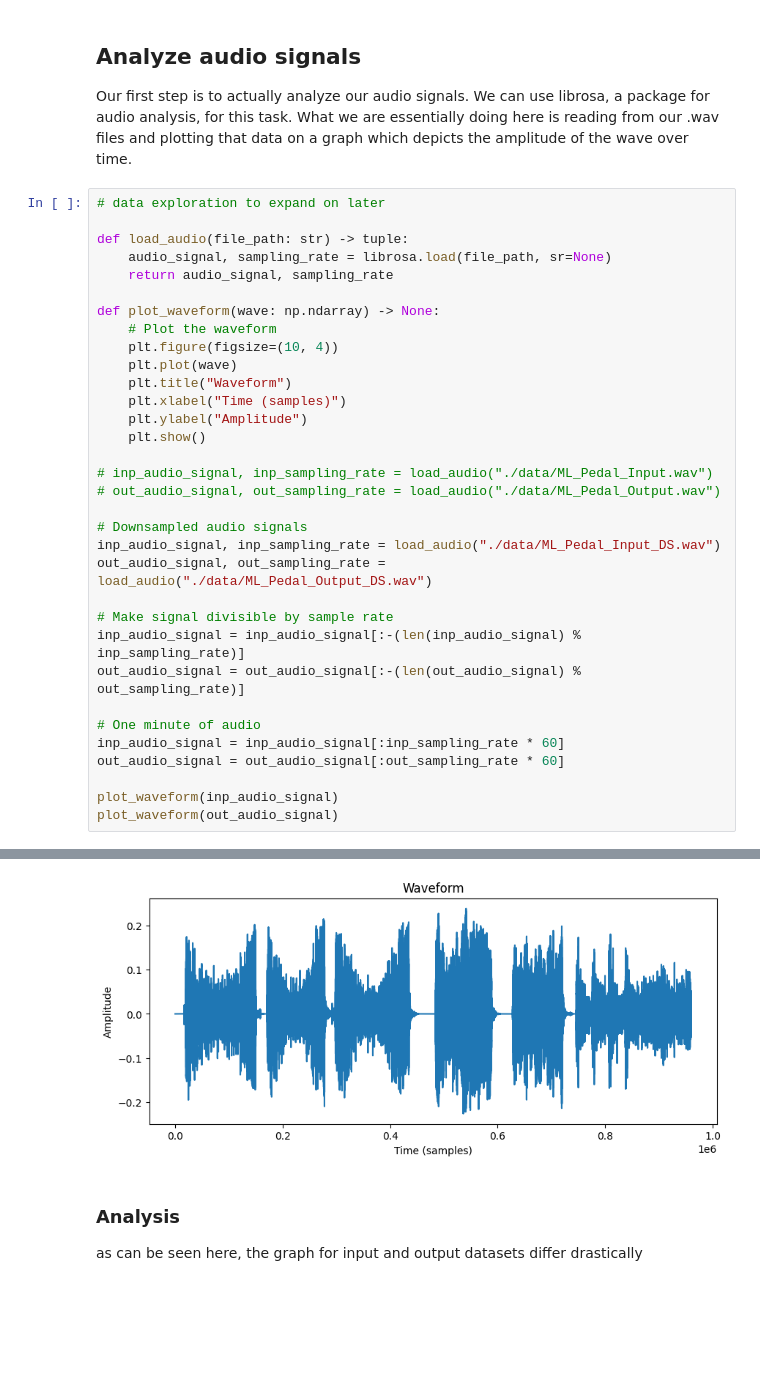
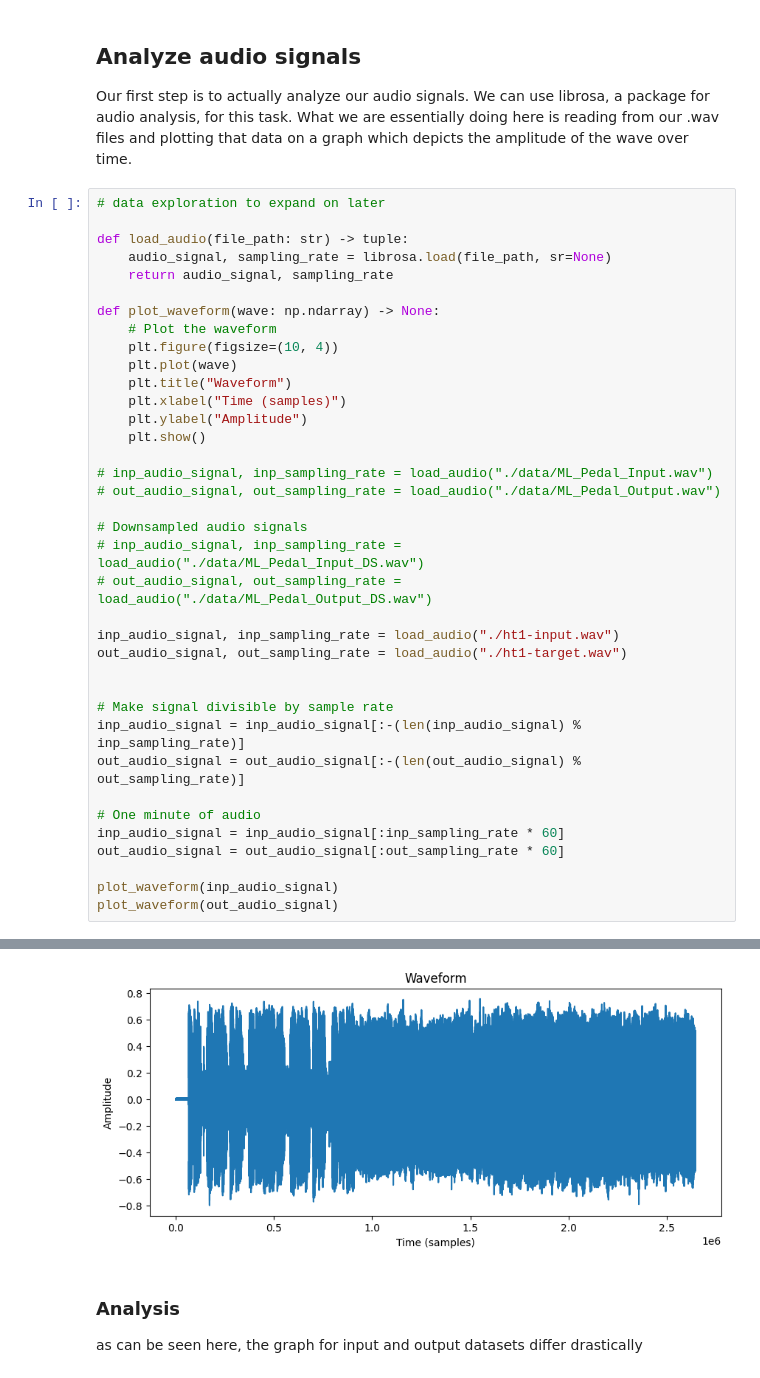
Before and after one commit to KshitijKapoor8/guitar-pedal-ml, a Jupyter notebook: main.ipynb, the cells around one changed output, grey strips where cells are left out. Saved outputs shown, nothing was run; the diff lists cells and outputs as text; blank space fills up the shorter version.

```diff
--- a/main.ipynb
+++ b/main.ipynb
@@ -75,8 +75,12 @@ def plot_waveform(wave: np.ndarray) -> None:
 # out_audio_signal, out_sampling_rate = load_audio("./data/ML_Pedal_Output.wav")
 
 # Downsampled audio signals
-inp_audio_signal, inp_sampling_rate = load_audio("./data/ML_Pedal_Input_DS.wav")
-out_audio_signal, out_sampling_rate = load_audio("./data/ML_Pedal_Output_DS.wav")
+# inp_audio_signal, inp_sampling_rate = load_audio("./data/ML_Pedal_Input_DS.wav")
+# out_audio_signal, out_sampling_rate = load_audio("./data/ML_Pedal_Output_DS.wav")
+
+inp_audio_signal, inp_sampling_rate = load_audio("./ht1-input.wav")
+out_audio_signal, out_sampling_rate = load_audio("./ht1-target.wav")
+
 
 # Make signal divisible by sample rate
 inp_audio_signal = inp_audio_signal[:-(len(inp_audio_signal) % inp_sampling_rate)]
@@ -93,4 +97,4 @@ plot_waveform(out_audio_signal)
-[figure, old version]
+[figure, new version]
 # %% [markdown]
 ### Analysis
 as can be seen here, the graph for input and output datasets differ drastically
```
Also changed, not shown: parts of 5 cells of this notebook, 1 other file.
